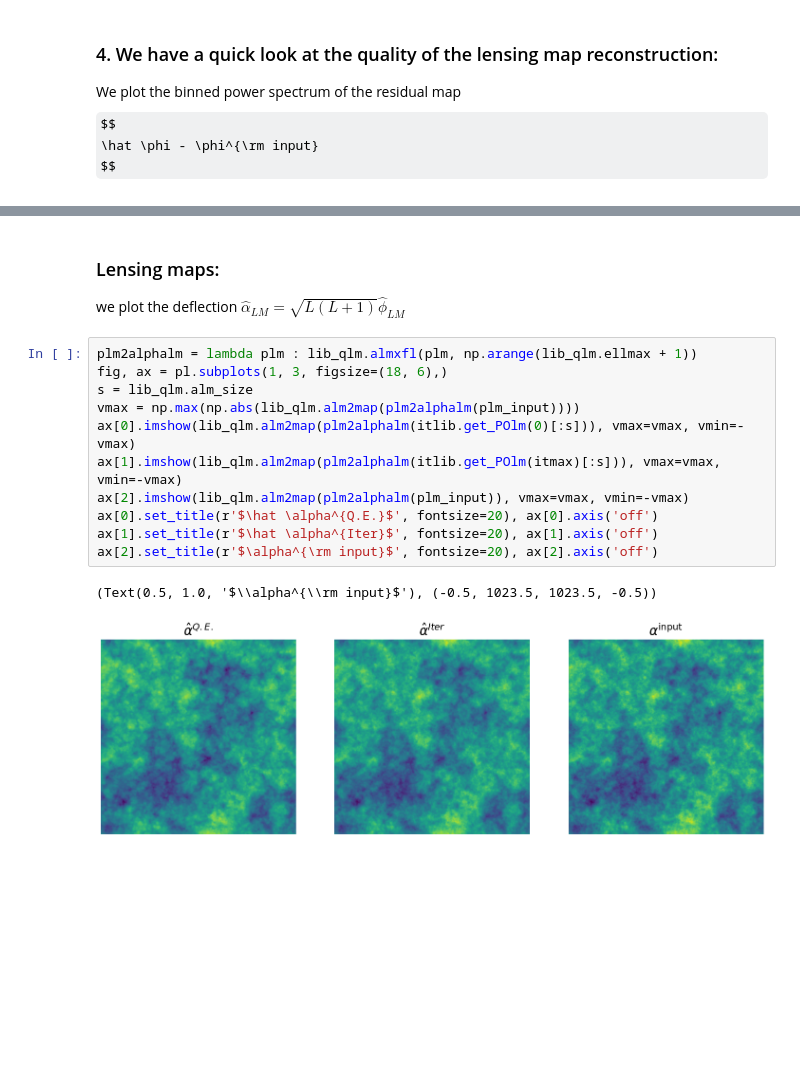
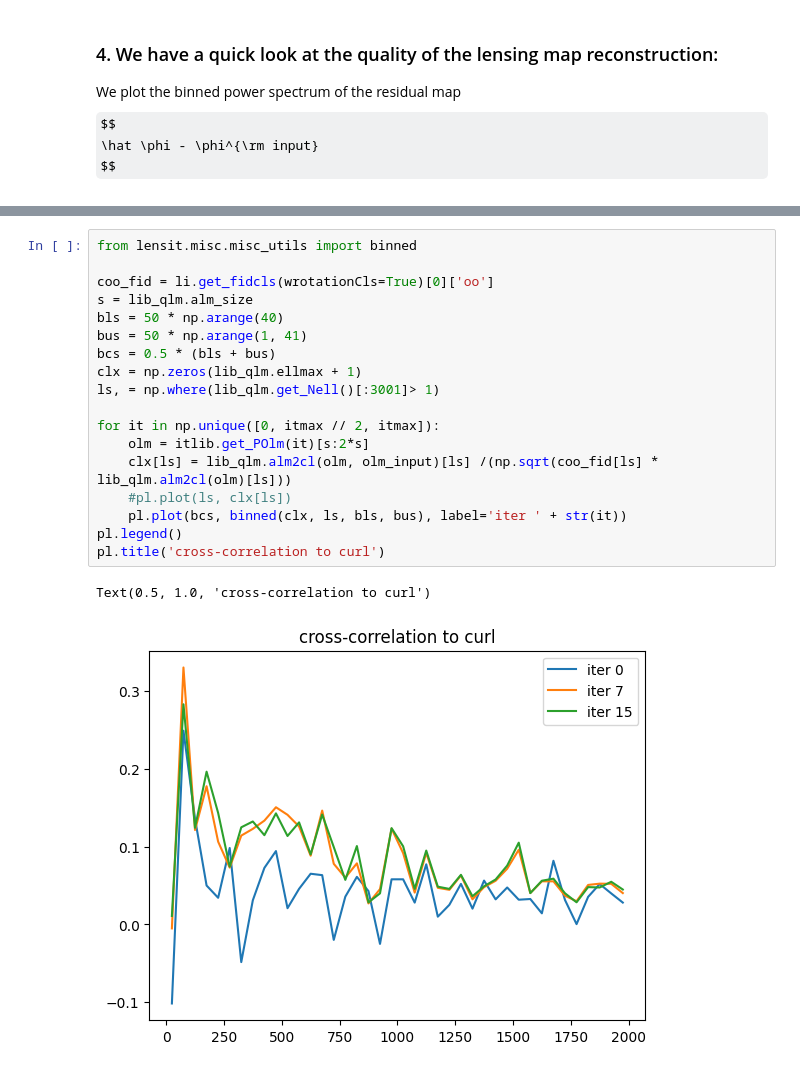
Before and after one commit to carronj/LensIt, a Jupyter notebook: demo_lensit_wcurl.ipynb, the cells around one changed output, grey strips where cells are left out. Saved outputs shown, nothing was run; the diff lists cells and outputs as text; some formulas as TeX source; blank space fills up the shorter version.

Commit message:
update curl demon

```diff
--- a/demo_lensit_wcurl.ipynb
+++ b/demo_lensit_wcurl.ipynb
@@ -186,17 +204,21 @@ pl.semilogy()
-# %% [markdown]
-### Lensing maps:
-we plot the deflection $\hat \alpha_{LM} = \sqrt{L (L + 1)} \hat \phi_{LM}$
-# %%
-plm2alphalm = lambda plm : lib_qlm.almxfl(plm, np.arange(lib_qlm.ellmax + 1))
-fig, ax = pl.subplots(1, 3, figsize=(18, 6),)
-s = lib_qlm.alm_size
-vmax = np.max(np.abs(lib_qlm.alm2map(plm2alphalm(plm_input))))
-ax[0].imshow(lib_qlm.alm2map(plm2alphalm(itlib.get_POlm(0)[:s])), vmax=vmax, vmin=-vmax)
-ax[1].imshow(lib_qlm.alm2map(plm2alphalm(itlib.get_POlm(itmax)[:s])), vmax=vmax, vmin=-vmax)
-ax[2].imshow(lib_qlm.alm2map(plm2alphalm(plm_input)), vmax=vmax, vmin=-vmax)
-ax[0].set_title(r'$\hat \alpha^{Q.E.}$', fontsize=20), ax[0].axis('off')
-ax[1].set_title(r'$\hat \alpha^{Iter}$', fontsize=20), ax[1].axis('off')
-ax[2].set_title(r'$\alpha^{\rm input}$', fontsize=20), ax[2].axis('off')
-# %% [output]
-(Text(0.5, 1.0, '$\\alpha^{\\rm input}$'), (-0.5, 1023.5, 1023.5, -0.5))
-[figure, removed]
+# %%
+from lensit.misc.misc_utils import binned
+
+coo_fid = li.get_fidcls(wrotationCls=True)[0]['oo']
+s = lib_qlm.alm_size
+bls = 50 * np.arange(40)
+bus = 50 * np.arange(1, 41)
+bcs = 0.5 * (bls + bus)
+clx = np.zeros(lib_qlm.ellmax + 1)
+ls, = np.where(lib_qlm.get_Nell()[:3001]> 1)
+
+for it in np.unique([0, itmax // 2, itmax]):
+    olm = itlib.get_POlm(it)[s:2*s]
+    clx[ls] = lib_qlm.alm2cl(olm, olm_input)[ls] /(np.sqrt(coo_fid[ls] * lib_qlm.alm2cl(olm)[ls]))
+    #pl.plot(ls, clx[ls])
+    pl.plot(bcs, binned(clx, ls, bls, bus), label='iter ' + str(it))
+pl.legend()
+pl.title('cross-correlation to curl')
+# %% [output]
+Text(0.5, 1.0, 'cross-correlation to curl')
+[figure, added]
```
Also changed, not shown: parts of 3 cells of this notebook.
